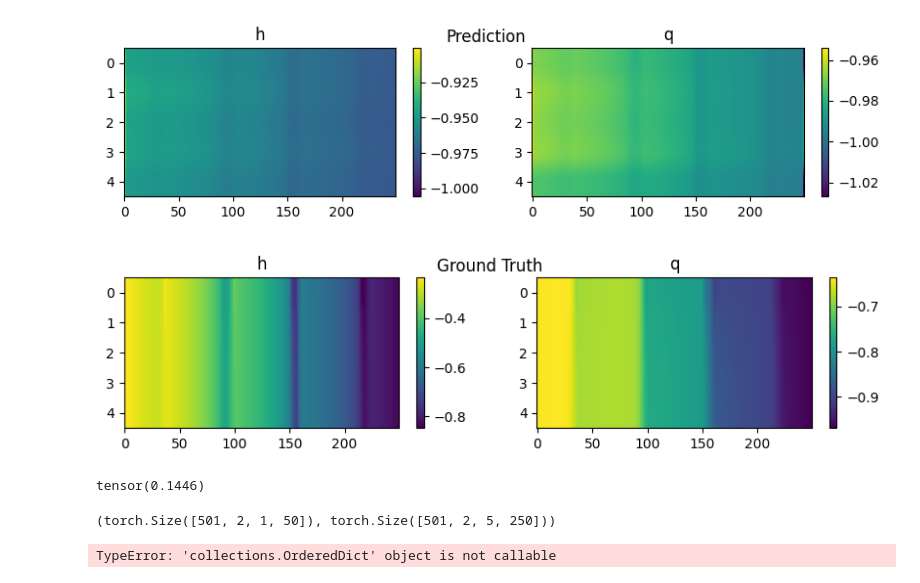
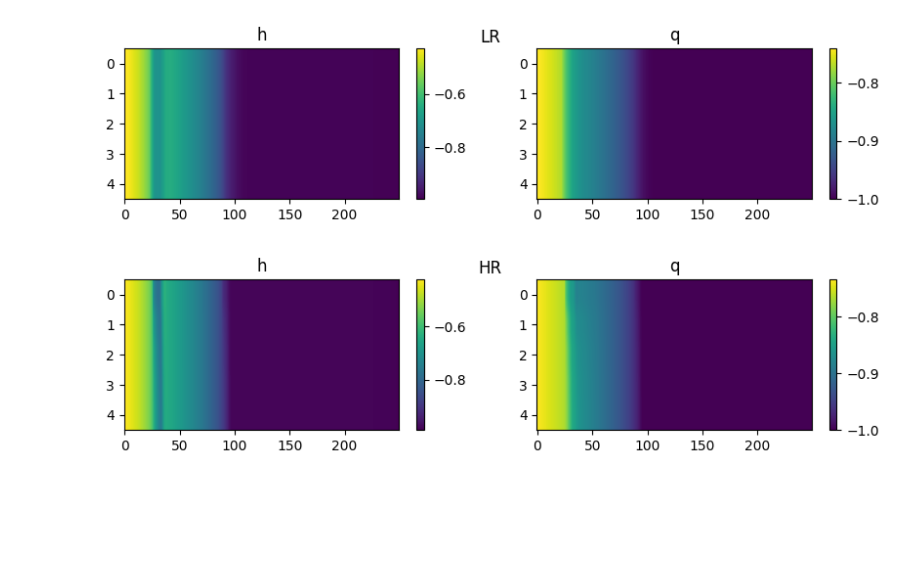
Before and after one commit to MaximeD34/downscaling, a Jupyter notebook: tests.ipynb, the cells around one changed output. Saved outputs shown, nothing was run; the diff lists cells and outputs as text; code cells hidden in the pictures; blank space fills up the shorter version.

```diff
--- a/tests.ipynb
+++ b/tests.ipynb
@@ -151,0 +19,3 @@ torch.Size([15, 501, 2, 5, 250]) torch.Size([15, 501, 2, 5, 250])
+# %%
+from downscaling_module.data.transforms import transforms
+dataset = ConvLSTMDataset(dataLR, dataHR, transform=transforms)
@@ -151,0 +32,3 @@ torch.Size([15, 501, 2, 5, 250]) torch.Size([15, 501, 2, 5, 250])
+# %%
+lr, hr = dataset[:]
+print(lr.shape, hr.shape)
@@ -200,33 +41,6 @@ torch.Size([501, 2, 5, 250])
-# %%
-#compare the prediction with the ground truth
-plot_single(predictions[320].cpu(), title="Prediction")  # Move tensor to CPU
-plot_single(hr_norm[0, 320].cpu(), title="Ground Truth")
-# %% [output]
-[figure, removed]
-[figure, removed]
-# %%
-import torch.nn.functional as F
-#put the prediction and the ground truth in the same device
-predictions = predictions.to(hr_norm.device)
-
-#compute loss
-loss = F.mse_loss(predictions[300:350], hr_norm[0, 300:350])
-loss
-# %% [output]
-tensor(0.1446)
-# %%
-data = dataset[0]
-lr, hr = data
-# %%
-lr.shape, hr.shape
-# %% [output]
-(torch.Size([501, 2, 1, 50]), torch.Size([501, 2, 5, 250]))
-# %%
-#predict
-pred = model(lr.unsqueeze(0))
-pred.shape
-
-from data_visualisation import plot_single
-plot_single(pred[0, 0], title="Prediction")
-# %% [output]
-TypeError: 'collections.OrderedDict' object is not callable
+# %%
+plot_single(lr[0, 100], title="LR")
+plot_single(hr[0, 100], title="HR")
+# %% [output]
+[figure, added]
+[figure, added]
```
Also changed, not shown: parts of 23 cells of this notebook, 19 other files.
